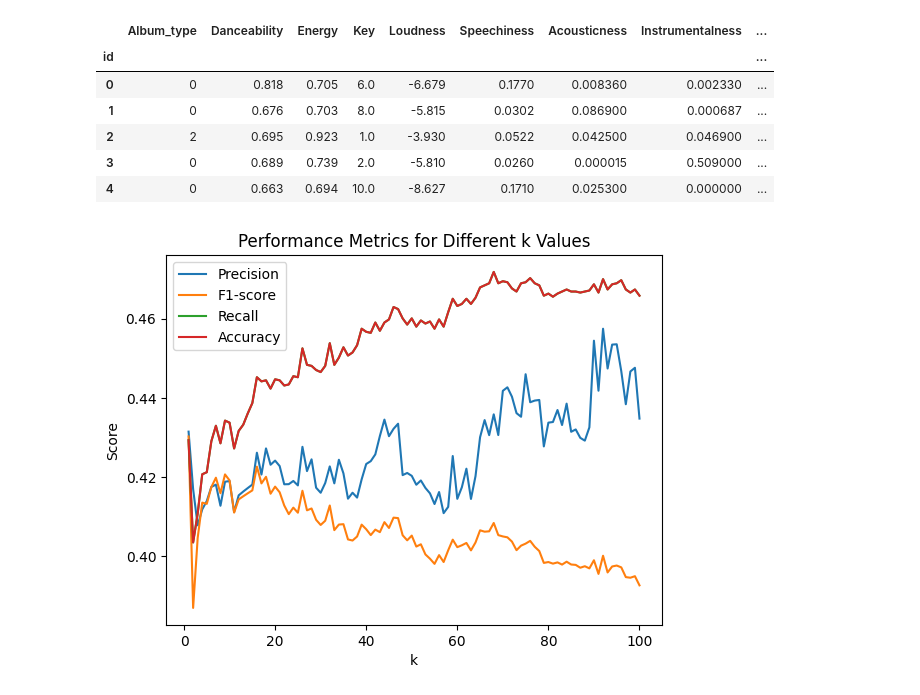
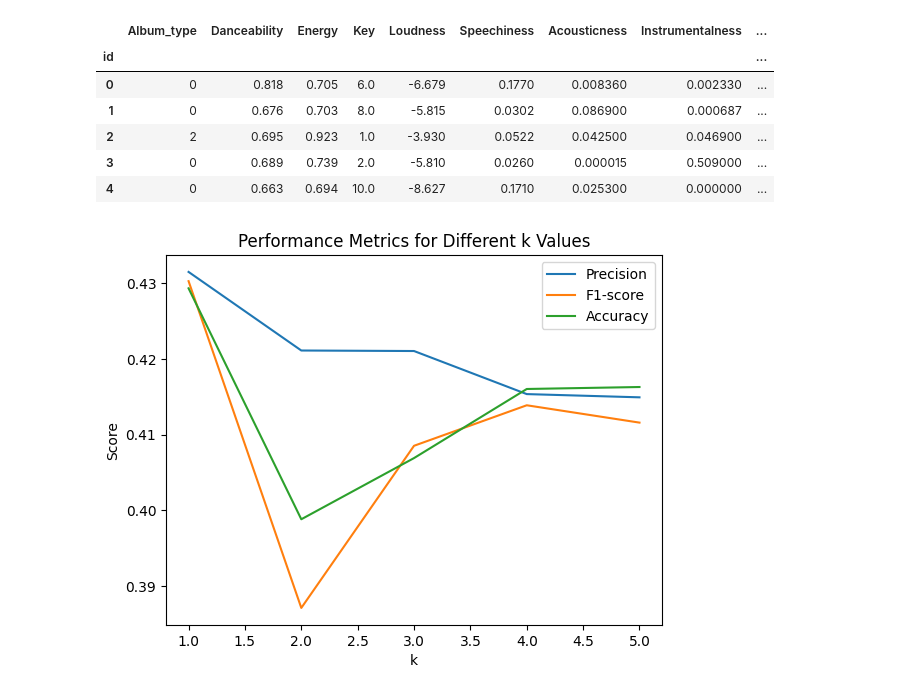
Before and after one commit to OmarChafik42/MLSound, a Jupyter notebook: knn.ipynb, the cells around one changed output. Cells and saved outputs as stored; diff of their text form; code cells hidden in the pictures.

```diff
--- a/knn.ipynb
+++ b/knn.ipynb
@@ -68,7 +68,7 @@ X_train, X_test, y_train, y_test = train_test_split(X_scaled, y, test_size=0.2,
 # %%
 # Try with different values of k
 
-k_values = range(1, 101)
+k_values = range(1, 6)
 accuracy_scores = []
 precision_scores = []
 recall_scores = []
@@ -77,37 +77,34 @@ f1_scores = []
 # Iterate over the range of k values
 for k in k_values:
     # Instantiate KNN classifier with the current k value
     knn = KNeighborsClassifier(n_neighbors=k)
 
     # Train the model
     knn.fit(X_train, y_train)
 
     # Make predictions on the validation set
     y_pred = knn.predict(X_test)
 
     # Calculate and store the performance metrics
     accuracy = accuracy_score(y_test, y_pred)
     precision = precision_score(y_test, y_pred, average='weighted')
-    recall = recall_score(y_test, y_pred, average='weighted')
     f1 = f1_score(y_test, y_pred, average='weighted')
 
     accuracy_scores.append(accuracy)
     precision_scores.append(precision)
-    recall_scores.append(recall)
     f1_scores.append(f1)
 
 # Plot the performance metrics against the range of k values
 plt.plot(k_values, precision_scores, label='Precision')
 plt.plot(k_values, f1_scores, label='F1-score')
-plt.plot(k_values, recall_scores, label='Recall')
 plt.plot(k_values, accuracy_scores, label='Accuracy')
 plt.xlabel('k')
 plt.ylabel('Score')
 plt.title('Performance Metrics for Different k Values')
 plt.legend()
 plt.show()
 # %% [output]
-[figure, old version]
+[figure, new version]
 # %%
 # Instantiate KNN classifier
 knn = KNeighborsClassifier(n_neighbors=64)
```
Also changed, not shown: parts of 2 cells of this notebook, 11 other files.
